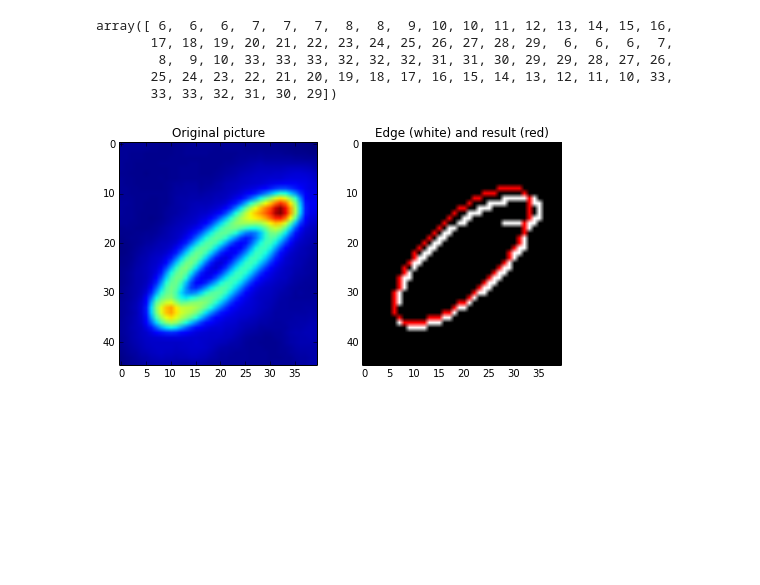
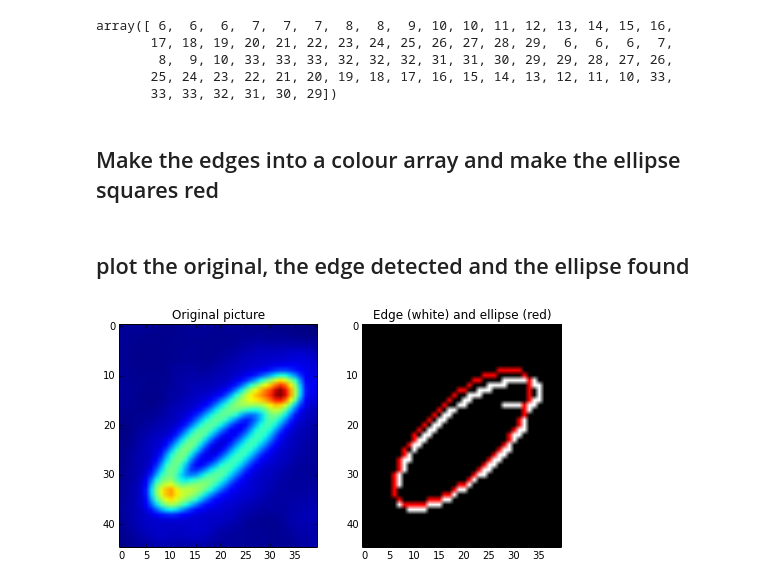
Before and after one commit to danmaclean/ipython-images, a Jupyter notebook: stomata finding.ipynb, the cells around one changed output. Saved outputs shown, nothing was run; the diff lists cells and outputs as text; code cells hidden in the pictures; blank space fills up the shorter version.

```diff
--- a/stomata finding.ipynb
+++ b/stomata finding.ipynb
@@ -140,19 +140,23 @@ array([ 6,  6,  6,  7,  7,  7,  8,  8,  9, 10, 10, 11, 12, 13, 14, 15, 16,
         8,  9, 10, 33, 33, 33, 32, 32, 32, 31, 31, 30, 29, 29, 28, 27, 26,
        25, 24, 23, 22, 21, 20, 19, 18, 17, 16, 15, 14, 13, 12, 11, 10, 33,
        33, 33, 32, 31, 30, 29])
+# %% [markdown]
+## Make the edges into a colour array and make the ellipse squares red
 # %%
 edges = color.gray2rgb(edges)
 # %%
 edges[cy, cx] = (250, 0, 0)
+# %% [markdown]
+## plot the original, the edge detected and the ellipse found
 # %%
 fig2, (ax1, ax2) = plt.subplots(ncols=2, nrows=1, figsize=(8, 4))
 
 ax1.set_title('Original picture')
 ax1.imshow(small)
 
-ax2.set_title('Edge (white) and result (red)')
+ax2.set_title('Edge (white) and ellipse (red)')
 ax2.imshow(edges)
 
 plt.show()
 # %% [output]
-[figure, old version]
+[figure, new version]
```
Also changed, not shown: parts of 2 cells of this notebook.
